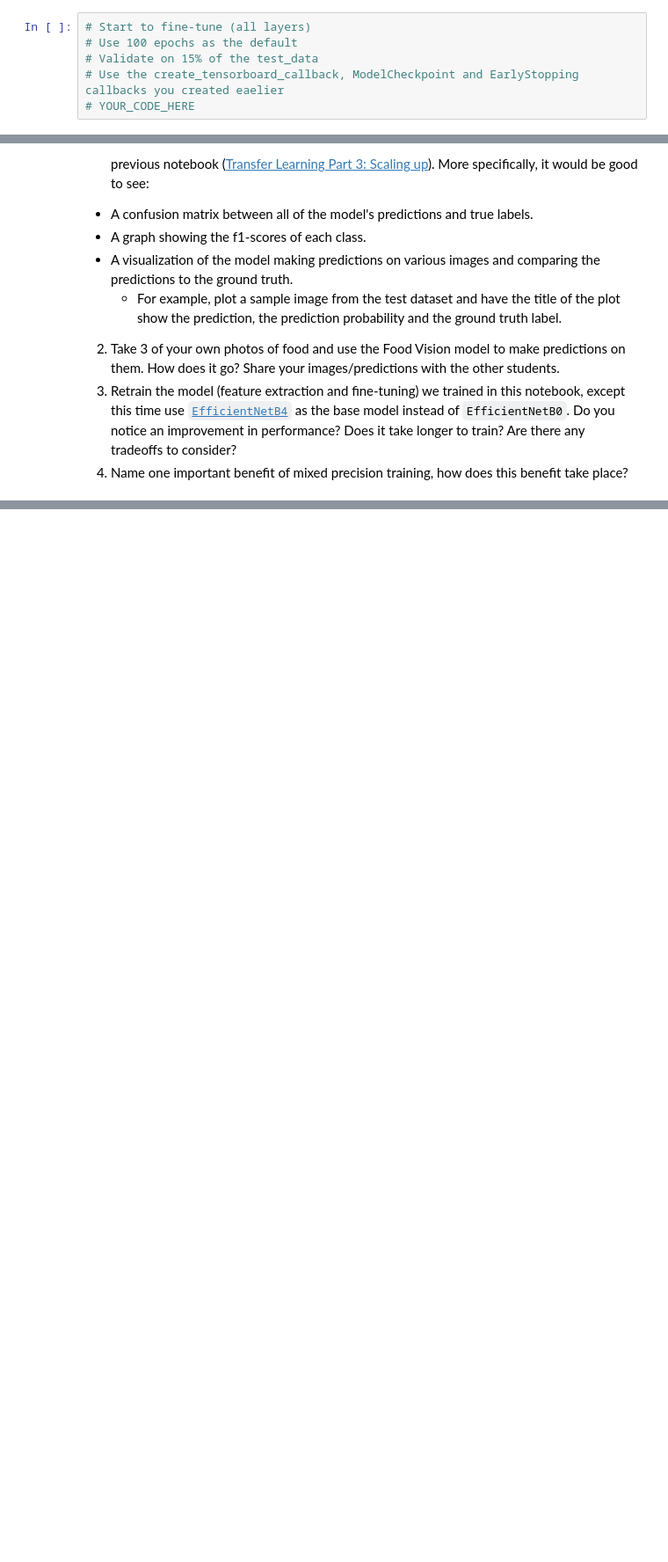
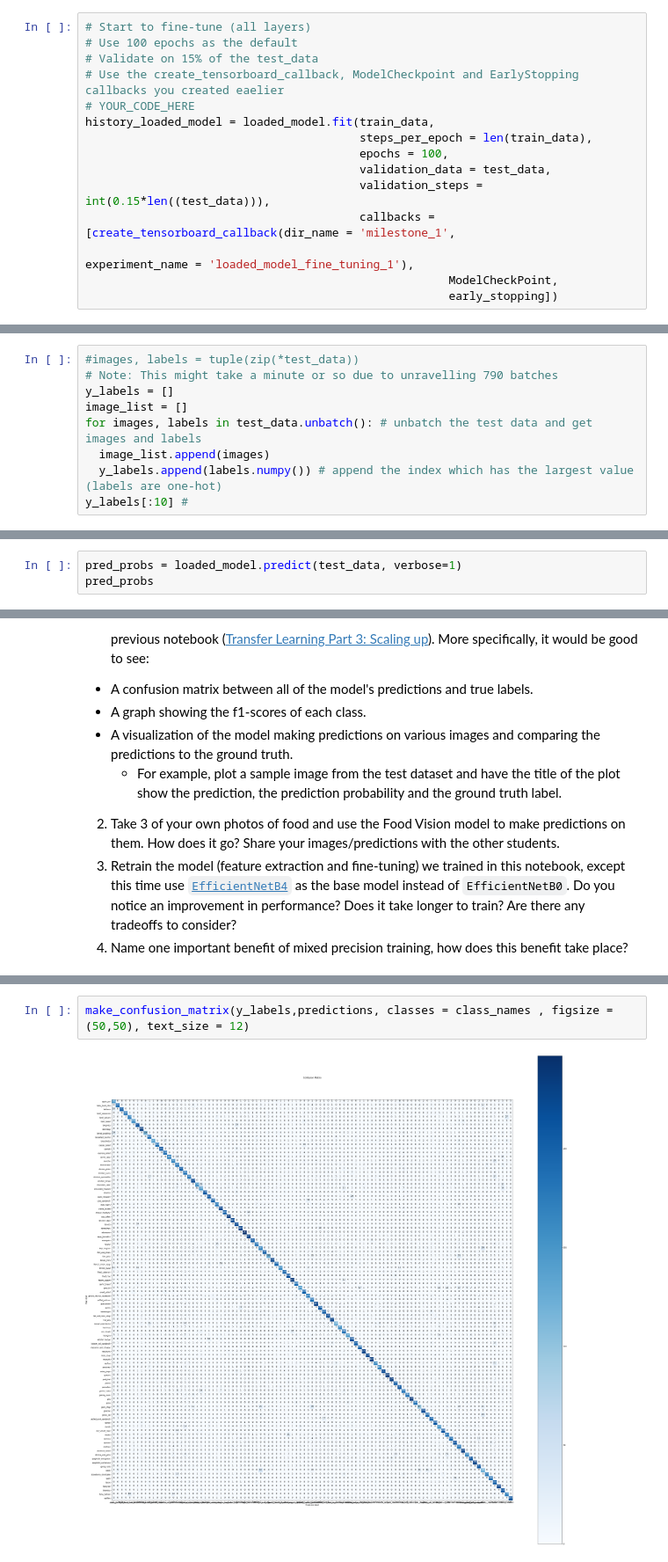
Before and after one commit to ngcheeyuan/Learner-s-Repo-for-Tensorflow, a Jupyter notebook: extras/TEMPLATE_07_food_vision_milestone_project_1.ipynb, the cells around one changed output, grey strips where cells are left out. Shown at 88% size. Cells and saved outputs as stored; diff of their text form; blank space fills up the shorter version.

```diff
--- a/extras/TEMPLATE_07_food_vision_milestone_project_1.ipynb
+++ b/extras/TEMPLATE_07_food_vision_milestone_project_1.ipynb
@@ -785,3 +965,12 @@ Archive:  07_efficientnetb0_feature_extract_model_mixed_precision.zip
 # Validate on 15% of the test_data
 # Use the create_tensorboard_callback, ModelCheckpoint and EarlyStopping callbacks you created eaelier
 # YOUR_CODE_HERE
+history_loaded_model = loaded_model.fit(train_data,
+                                        steps_per_epoch = len(train_data),
+                                        epochs = 100,
+                                        validation_data = test_data,
+                                        validation_steps = int(0.15*len((test_data))),
+                                        callbacks = [create_tensorboard_callback(dir_name = 'milestone_1',
+                                                                                 experiment_name = 'loaded_model_fine_tuning_1'),
+                                                     ModelCheckPoint,
+                                                     early_stopping])
@@ -810,0 +1029,9 @@ See the evaluation section at the end of [Transfer Learning Part 3: Scaling Up f
+# %%
+#images, labels = tuple(zip(*test_data))
+# Note: This might take a minute or so due to unravelling 790 batches
+y_labels = []
+image_list = []
+for images, labels in test_data.unbatch(): # unbatch the test data and get images and labels
+  image_list.append(images)
+  y_labels.append(labels.numpy()) # append the index which has the largest value (labels are one-hot)
+y_labels[:10] #
@@ -810,0 +1058,3 @@ See the evaluation section at the end of [Transfer Learning Part 3: Scaling Up f
+# %%
+pred_probs = loaded_model.predict(test_data, verbose=1)
+pred_probs
@@ -822,3 +1138,7 @@ See the evaluation section at the end of [Transfer Learning Part 3: Scaling Up f
+# %%
+make_confusion_matrix(y_labels,predictions, classes = class_names , figsize = (50,50), text_size = 12)
+# %% [output]
+[figure, added]
 # %% [markdown]
 ## 📖 Extra-curriculum
 
```
Also changed, not shown: parts of 49 cells of this notebook.
